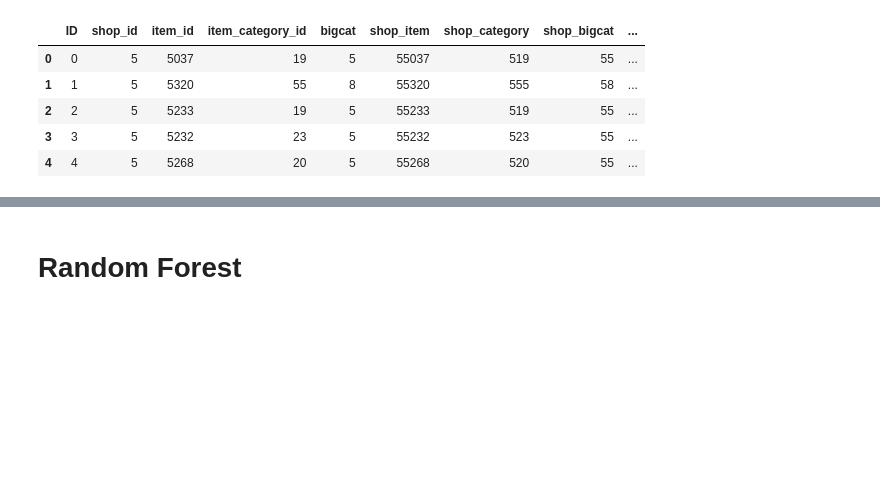
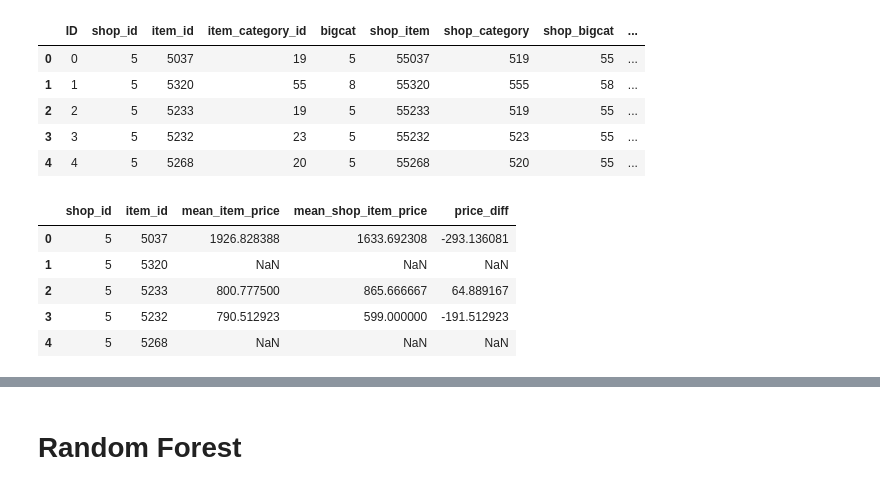
Before and after one commit to GatzZ/competitive-data-science-final-project, a Jupyter notebook: Main.ipynb, the cells around one changed output, grey strips where cells are left out. Cells and saved outputs as stored; diff of their text form; code cells hidden in the pictures; blank space fills up the shorter version.

```diff
--- a/Main.ipynb
+++ b/Main.ipynb
@@ -584,3 +610,15 @@ def apply_mean_encode(X, enc_cols, n=3, df_cats=df_cats):
+# %%
+df_test_price = df_test_cats[['shop_id', 'item_id']].merge(df_item_price, 'left')
+df_test_price = df_test_price.merge(df_shop_item_price, 'left')
+df_test_price.loc[:, 'price_diff'] = df_test_price['mean_shop_item_price'] - df_test_price['mean_item_price']
+df_test_price.head()
+# %% [output]
+|  | shop_id | item_id | mean_item_price | mean_shop_item_price | price_diff |
+| 0 | 5 | 5037 | 1926.828388 | 1633.692308 | -293.136081 |
+| 1 | 5 | 5320 | NaN | NaN | NaN |
+| 2 | 5 | 5233 | 800.777500 | 865.666667 | 64.889167 |
+| 3 | 5 | 5232 | 790.512923 | 599.000000 | -191.512923 |
+| 4 | 5 | 5268 | NaN | NaN | NaN |
 # %%
 X_test_label = sparse.csr_matrix(df_test_cats[label_cols].values)
 
```
Also changed, not shown: parts of 16 cells of this notebook, 2 other files.
